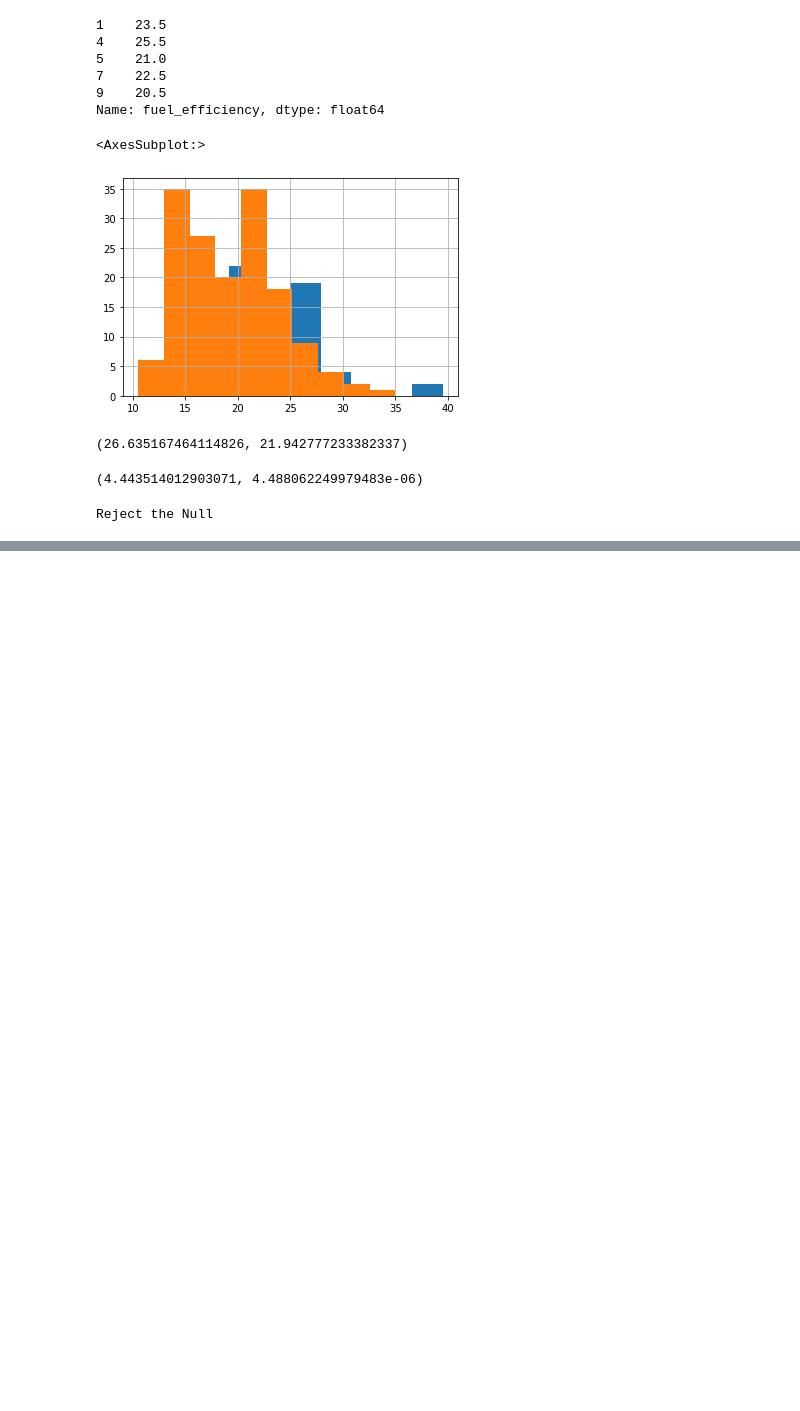
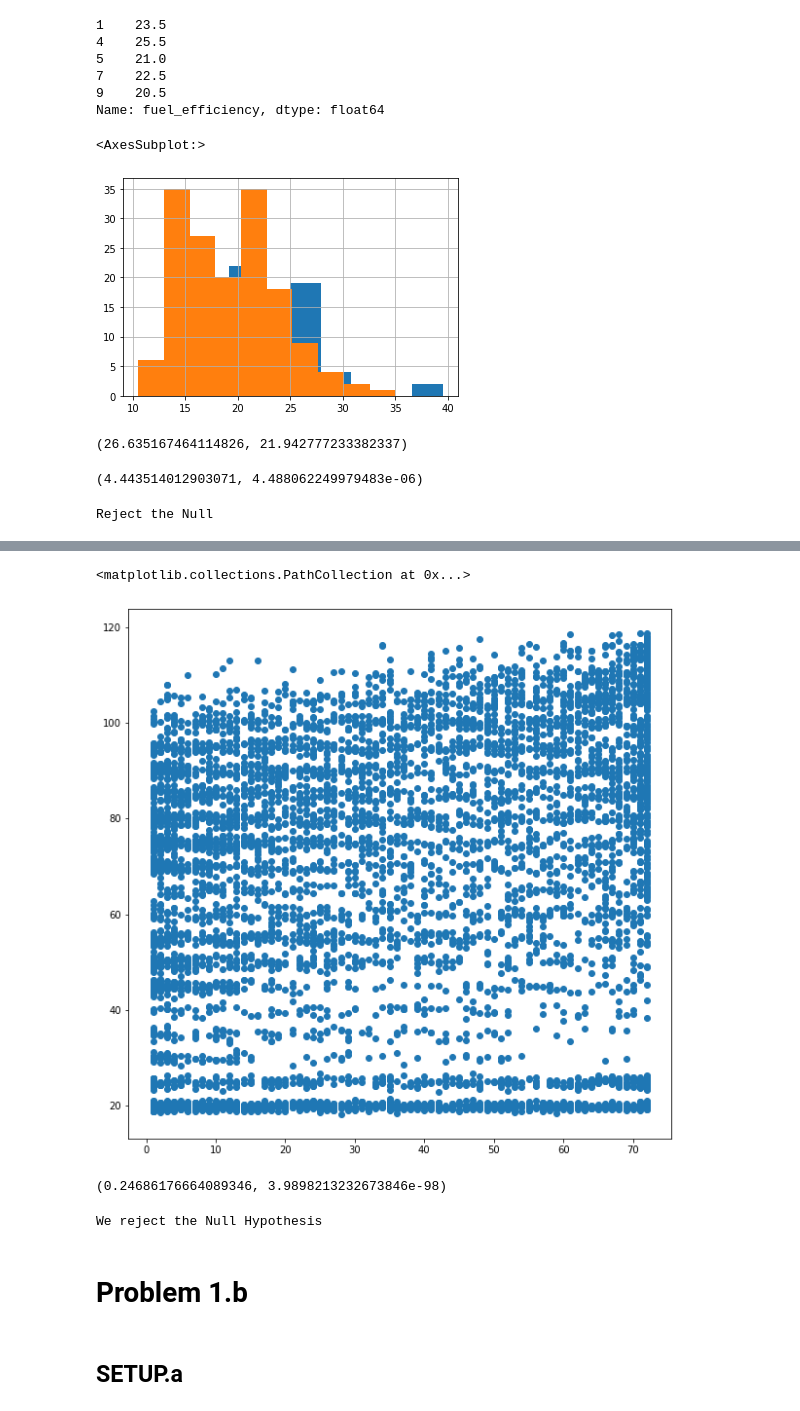
Before and after one commit to MatthewL09/statistics-exercises, a Jupyter notebook: hypothesis_testing.ipynb, the cells around one changed output, grey strips where cells are left out. Saved outputs shown, nothing was run; the diff lists cells and outputs as text; code cells hidden in the pictures; blank space fills up the shorter version.

```diff
--- a/hypothesis_testing.ipynb
+++ b/hypothesis_testing.ipynb
@@ -316,0 +322,3 @@ Reject the Null
+# %%
+df = pd.read_csv("/Users/mrmoon/csv/Cust_Churn_Telco.csv")
+df.head()
@@ -316,0 +333,29 @@ Reject the Null
+# %%
+x = df.tenure
+y = df.MonthlyCharges
+
+plt.figure(figsize = (10, 10))
+
+plt.scatter(x, y)
+# %% [output]
+<matplotlib.collections.PathCollection at 0x...>
+[figure, added]
+# %%
+alpha = .05
+
+# Null Hypothesis -  Correlation with monthly charges and tenure does not exist
+# Alternate Hypothesis - There is correlation with tenure and monthly charges
+
+r, p = stats.pearsonr(x, y)
+r, p
+# %% [output]
+(0.24686176664089346, 3.9898213232673846e-98)
+# %%
+if p < alpha:
+    print ('We reject the Null Hypothesis')
+# %% [output]
+We reject the Null Hypothesis
+# %% [markdown]
+# Problem 1.b
+# %% [markdown]
+## SETUP.a
```
Also changed, not shown: parts of 27 cells of this notebook.
